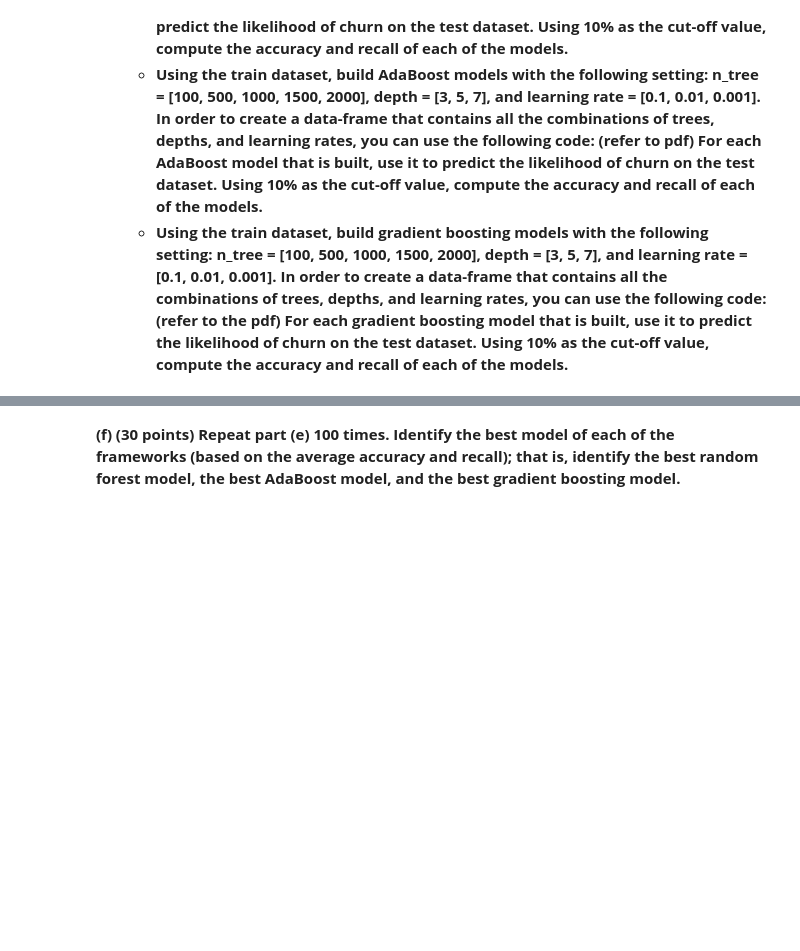
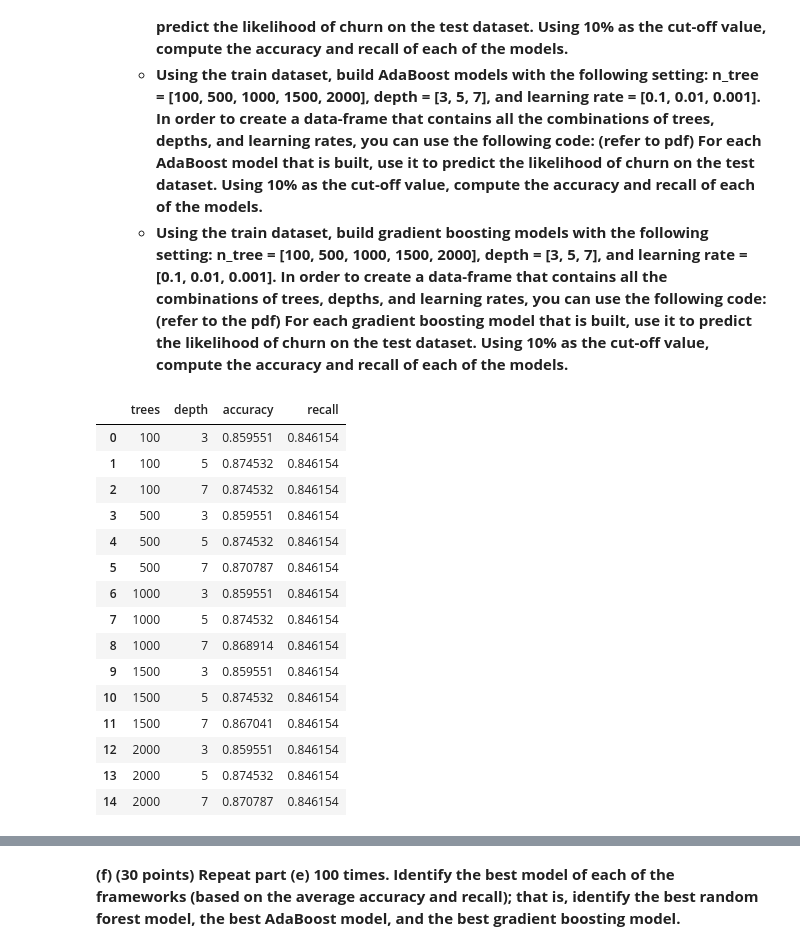
Before and after one commit to craigshaf50/DATA-445, a Jupyter notebook: Exams/Exam2/Exam2_Q2.ipynb, the cells around one changed output, grey strips where cells are left out. Cells and saved outputs as stored; diff of their text form; code cells hidden in the pictures; blank space fills up the shorter version.

```diff
--- a/Exams/Exam2/Exam2_Q2.ipynb
+++ b/Exams/Exam2/Exam2_Q2.ipynb
@@ -171,0 +233,21 @@ telecom_test = telecom_test.drop(['Account_length'], axis = 1)
+# %%
+#random forest
+rf_results_df = pd.DataFrame(columns = ['trees', 'depth', 'accuracy', 'recall'], data = rf_results)
+rf_results_df
+# %% [output]
+|  | trees | depth | accuracy | recall |
+| 0 | 100 | 3 | 0.859551 | 0.846154 |
+| 1 | 100 | 5 | 0.874532 | 0.846154 |
+| 2 | 100 | 7 | 0.874532 | 0.846154 |
+| 3 | 500 | 3 | 0.859551 | 0.846154 |
+| 4 | 500 | 5 | 0.874532 | 0.846154 |
+| 5 | 500 | 7 | 0.870787 | 0.846154 |
+| 6 | 1000 | 3 | 0.859551 | 0.846154 |
+| 7 | 1000 | 5 | 0.874532 | 0.846154 |
+| 8 | 1000 | 7 | 0.868914 | 0.846154 |
+| 9 | 1500 | 3 | 0.859551 | 0.846154 |
+| 10 | 1500 | 5 | 0.874532 | 0.846154 |
+| 11 | 1500 | 7 | 0.867041 | 0.846154 |
+| 12 | 2000 | 3 | 0.859551 | 0.846154 |
+| 13 | 2000 | 5 | 0.874532 | 0.846154 |
+| 14 | 2000 | 7 | 0.870787 | 0.846154 |
```
Also changed, not shown: parts of 17 cells of this notebook.
